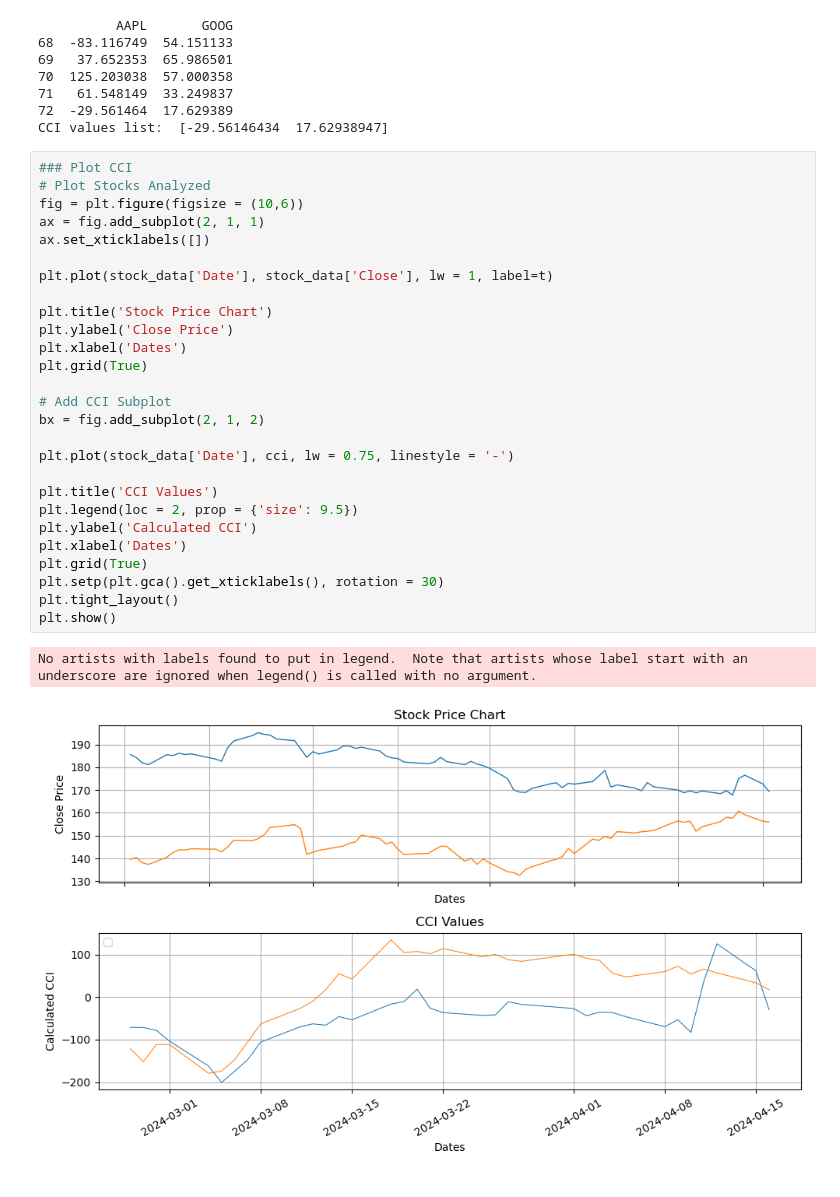
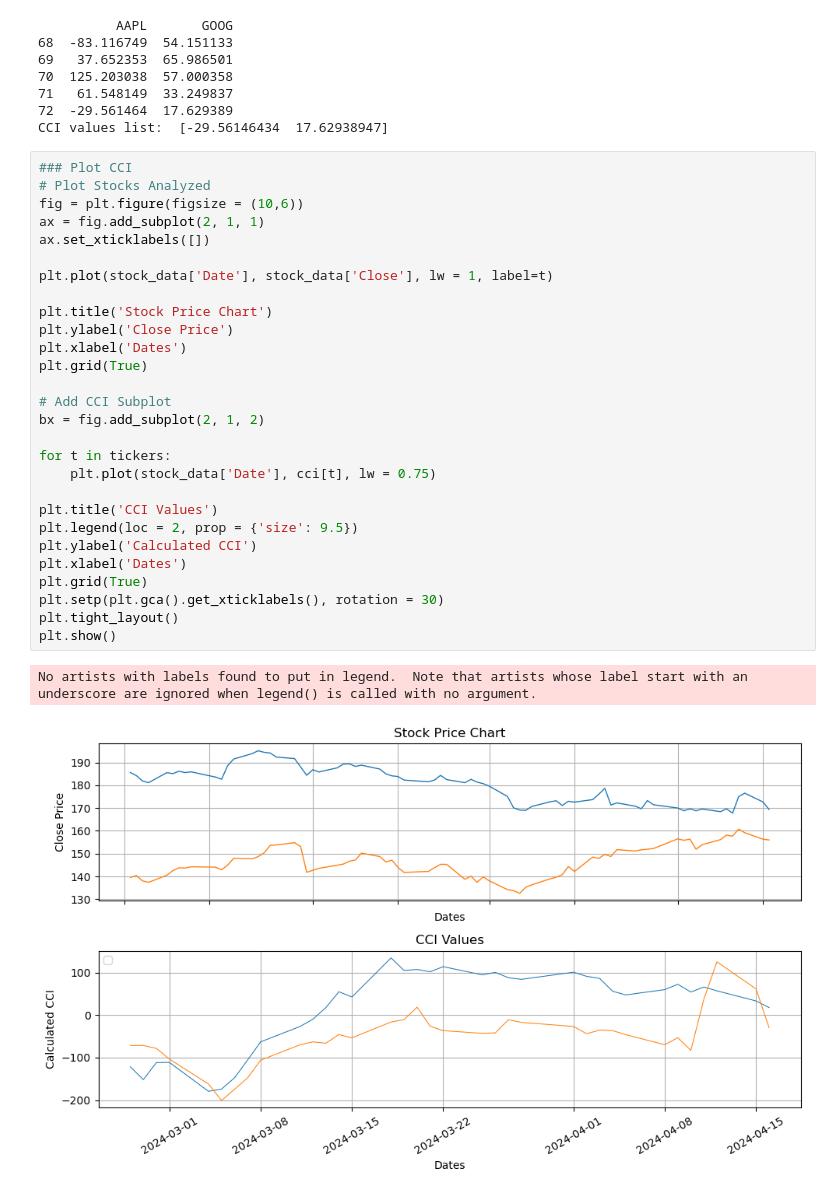
Before and after one commit to mburley127/TradingIndicators, a Jupyter notebook: Indicators/CCI.ipynb, the cells around one changed output. Saved outputs shown, nothing was run; the diff lists cells and outputs as text.

Commit message:
Graphing updated

```diff
--- a/Indicators/CCI.ipynb
+++ b/Indicators/CCI.ipynb
@@ -77,30 +77,31 @@ CCI values list:  [-29.56146434  17.62938947]
 # %%
 ### Plot CCI
 # Plot Stocks Analyzed
 fig = plt.figure(figsize = (10,6))
 ax = fig.add_subplot(2, 1, 1)
 ax.set_xticklabels([])
 
 plt.plot(stock_data['Date'], stock_data['Close'], lw = 1, label=t)
 
 plt.title('Stock Price Chart')
 plt.ylabel('Close Price')
 plt.xlabel('Dates')
 plt.grid(True)
 
 # Add CCI Subplot
 bx = fig.add_subplot(2, 1, 2)
 
-plt.plot(stock_data['Date'], cci, lw = 0.75, linestyle = '-')
+for t in tickers:
+    plt.plot(stock_data['Date'], cci[t], lw = 0.75)
 
 plt.title('CCI Values')
 plt.legend(loc = 2, prop = {'size': 9.5})
 plt.ylabel('Calculated CCI')
 plt.xlabel('Dates')
 plt.grid(True)
 plt.setp(plt.gca().get_xticklabels(), rotation = 30)
 plt.tight_layout()
 plt.show()
 # %% [output]
 No artists with labels found to put in legend.  Note that artists whose label start with an underscore are ignored when legend() is called with no argument.
-[figure, old version]
+[figure, new version]
```
Also changed, not shown: 1 other file.
